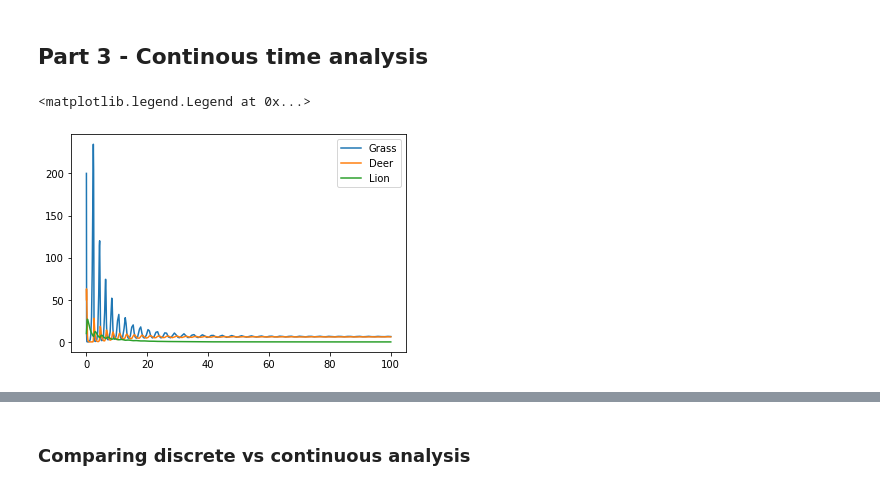
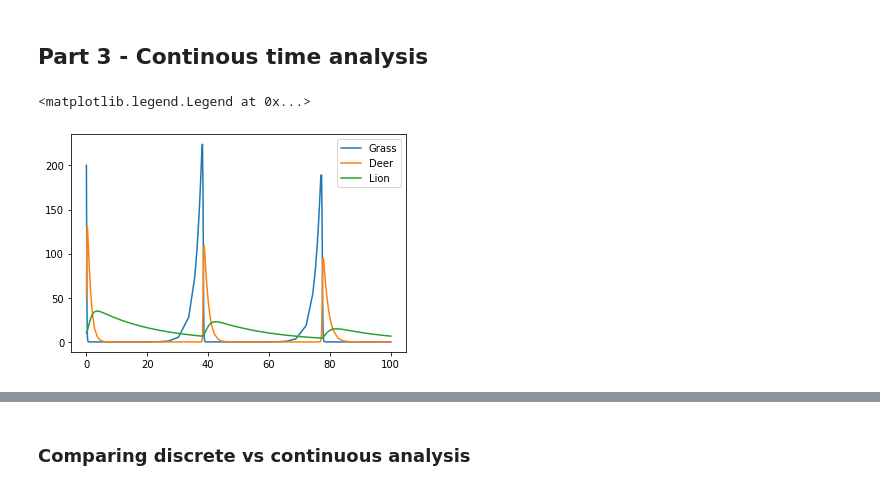
Before and after one commit to Rishi-Bidani/FIT3139, a Jupyter notebook: assignment2/assignment.ipynb, the cells around one changed output, grey strips where cells are left out. Drawn from its saved outputs; the diff is of its cells as text; code cells hidden in the pictures.

Commit message:
found some good values to use

```diff
--- a/assignment2/assignment.ipynb
+++ b/assignment2/assignment.ipynb
@@ -146,46 +146,59 @@ def generate_lotka_volterra(alpha, beta, k, gamma, delta, epsilon, mu, eta, thet
 # natural_growth = 0.8
 # death_hunted = 1.5
 
 # alpha = natural_growth         # growth rate of grass
 # beta = 0.1                          #
 # k = 100                            # max value
 # gamma = natural_growth / 10         # growth rate of deer by grazing grass
 # delta = 0.2                        # death rate of deer
 # epsilon = 0.02                      # death rate of deer by being hunted by lion
 # mu = 0.04                           #
 # eta = natural_growth / 64          #
 # theta = 0.02
 
-GROWTH_NATURAL = 5.5
-DEATH_HUNTED = 1
-DEDATH_NATURAL = 350
+# GROWTH_NATURAL = 6
+# DEATH_HUNTED = 2
+# DEATH_NATURAL = 1
 
-alpha = GROWTH_NATURAL  # growth rate of grass
-beta = 0.9 * DEATH_HUNTED  #
-k = DEDATH_NATURAL  # max value
-gamma = 0.02 * GROWTH_NATURAL  # growth rate of deer by grazing grass
-delta = 0.002 * DEDATH_NATURAL  # death rate of deer
-epsilon = 0.3 * DEATH_HUNTED  # death rate of deer by being hunted by lion
-mu = 0.0002 * DEDATH_NATURAL  #
-eta = 0.02 * GROWTH_NATURAL  #
-theta = 0.002 * DEDATH_NATURAL
+# alpha = GROWTH_NATURAL  # growth rate of grass
+# beta = DEATH_HUNTED  #
+# k = 100  # max value
+# gamma = (1/10) * GROWTH_NATURAL  # growth rate of deer by grazing grass
+# delta = 3 * DEATH_NATURAL  # death rate of deer
+# epsilon = (1/6) * DEATH_HUNTED  # death rate of deer by being hunted by lion
+# mu =  3 * DEATH_NATURAL  #
+# eta = (1/7) * GROWTH_NATURAL  #
+# theta = (1/30) * DEATH_HUNTED
+
+natural_growth = 0.5
+death_hunted = 1.5
+
+alpha = natural_growth         # growth rate of grass
+beta = 0.1                          #
+k = 2000                            # max value
+gamma = natural_growth / 10         # growth rate of deer by grazing grass
+delta = 0.4                        # death rate of deer
+epsilon = 0.02                      # death rate of deer by being hunted by lion
+mu = 0.04                           #
+eta = natural_growth / 64          #
+theta = 0.01
 
 
 x0 = np.array([200, 50, 10])
 LV1 = generate_lotka_volterra(alpha, beta, k, gamma, delta, epsilon, mu, eta, theta)
 sol = solve_ivp(fun=LV1, y0=x0, t_span=(0, 100), method="RK45")
 t = sol.t
 x = sol.y[0]
 y = sol.y[1]
 z = sol.y[2]
 
 plt.plot(t, x, label="Grass")
 plt.plot(t, y, label="Deer")
 plt.plot(t, z, label="Lion")
 plt.legend()
 # %% [output]
 <matplotlib.legend.Legend at 0x...>
-[figure, old version]
+[figure, new version]
 # %%
 def RK2_next(df, y, t, h, b):
     if b == 0:
```
Also changed, not shown: parts of 2 cells of this notebook.
